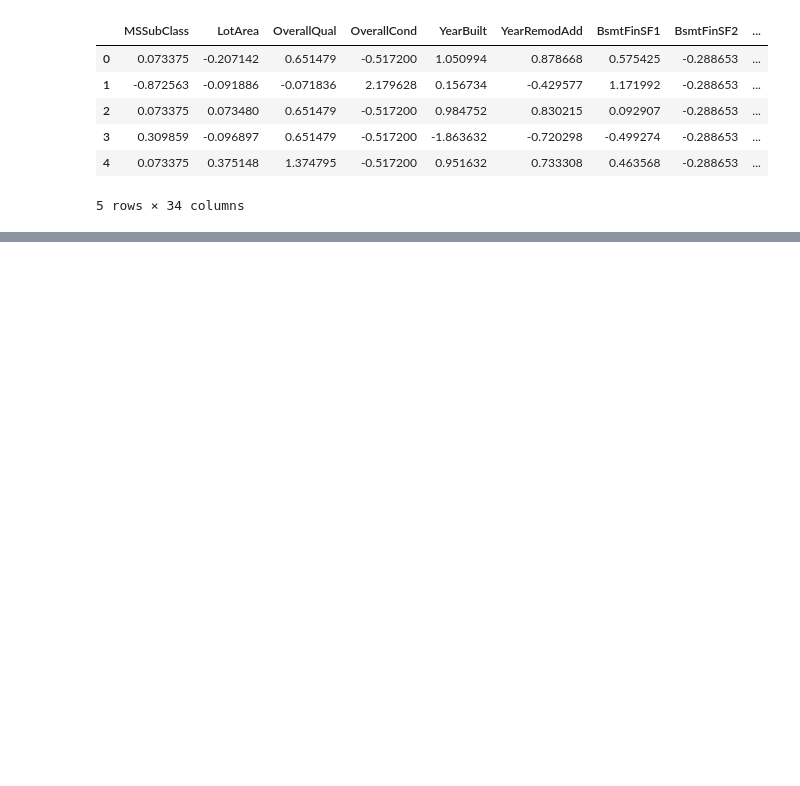
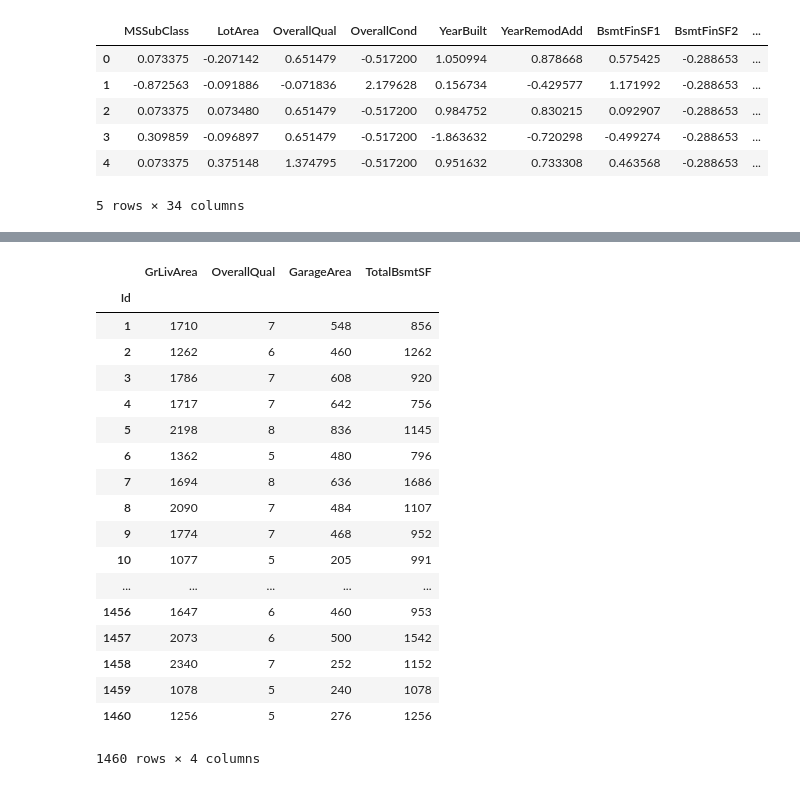
Before and after one commit to alyssajlin/GStem, a Jupyter notebook: House Prices- Advanced Regression Techniques.ipynb, the cells around one changed output, grey strips where cells are left out. Cells and saved outputs as stored; diff of their text form; code cells hidden in the pictures; blank space fills up the shorter version.

```diff
--- a/House Prices- Advanced Regression Techniques.ipynb
+++ b/House Prices- Advanced Regression Techniques.ipynb
@@ -516,0 +526,22 @@ multi_variate_linear_reg(n_scaled1, col_ , 'SalePrice')
+# %%
+data[col_]
+# %% [output]
+|  | GrLivArea | OverallQual | GarageArea | TotalBsmtSF |
+| Id |  |  |  |  |
+| 1 | 1710 | 7 | 548 | 856 |
+| 2 | 1262 | 6 | 460 | 1262 |
+| 3 | 1786 | 7 | 608 | 920 |
+| 4 | 1717 | 7 | 642 | 756 |
+| 5 | 2198 | 8 | 836 | 1145 |
+| 6 | 1362 | 5 | 480 | 796 |
+| 7 | 1694 | 8 | 636 | 1686 |
+| 8 | 2090 | 7 | 484 | 1107 |
+| 9 | 1774 | 7 | 468 | 952 |
+| 10 | 1077 | 5 | 205 | 991 |
+| ... | ... | ... | ... | ... |
+| 1456 | 1647 | 6 | 460 | 953 |
+| 1457 | 2073 | 6 | 500 | 1542 |
+| 1458 | 2340 | 7 | 252 | 1152 |
+| 1459 | 1078 | 5 | 240 | 1078 |
+| 1460 | 1256 | 5 | 276 | 1256 |
+1460 rows × 4 columns
```
Also changed, not shown: parts of 12 cells of this notebook.
